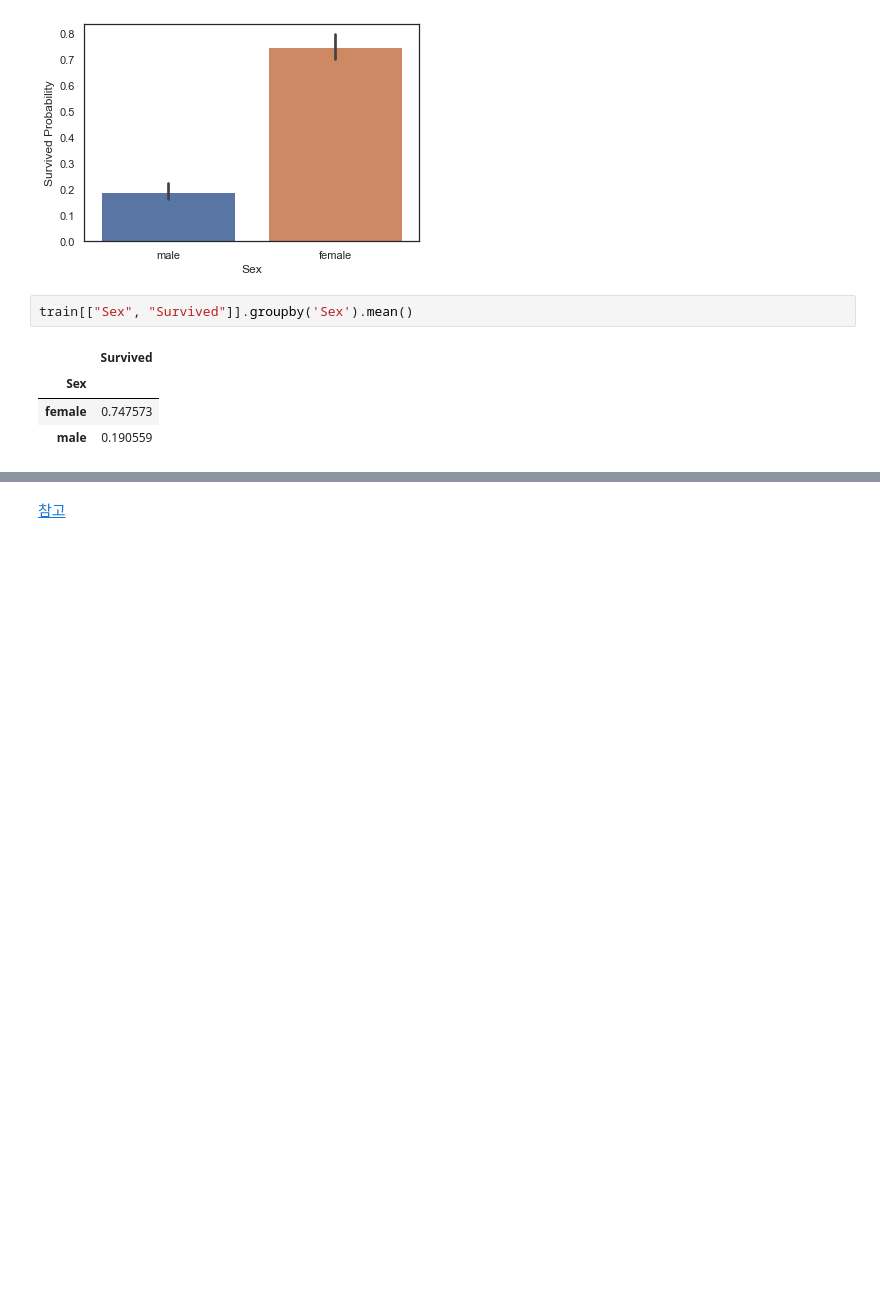
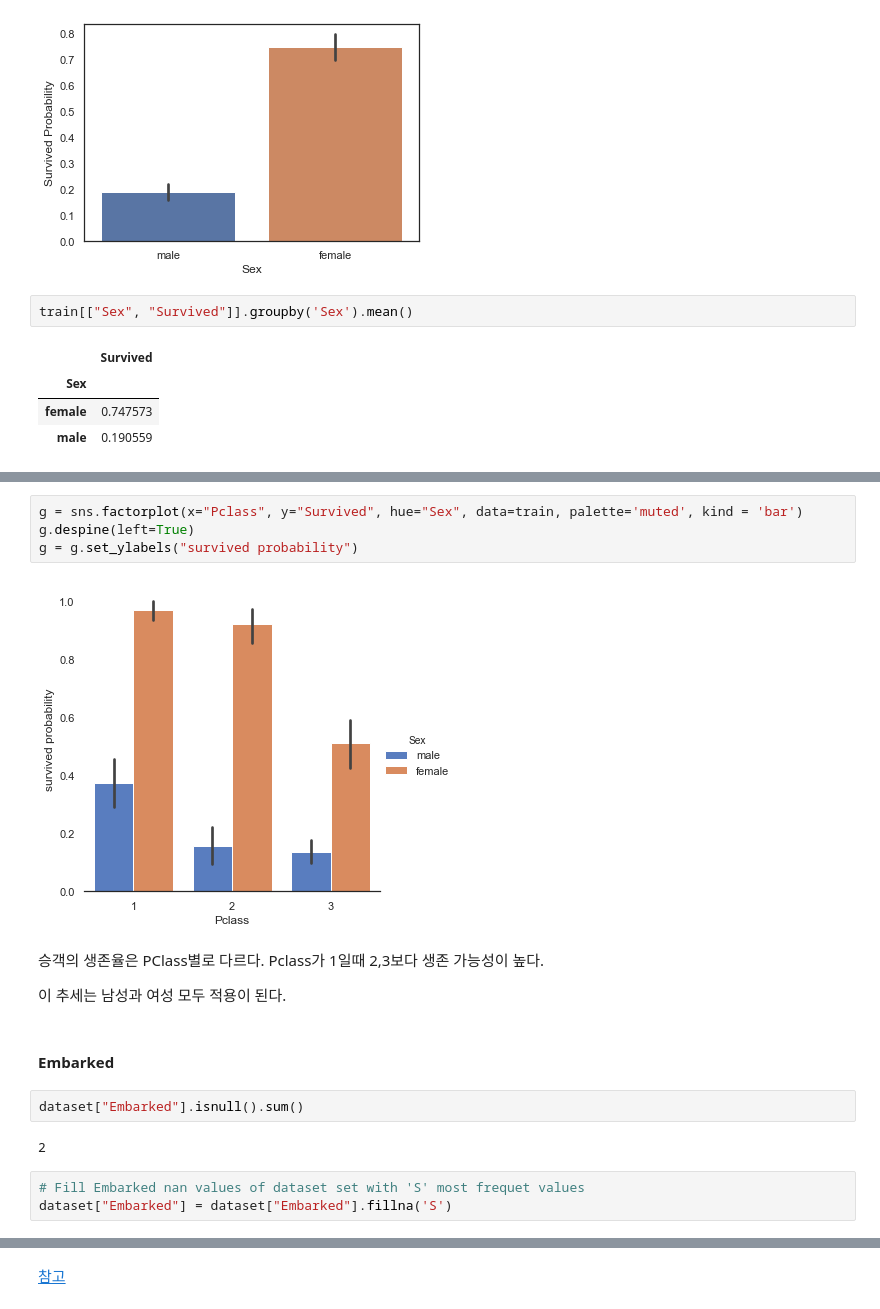
Before and after one commit to sunnight9507/Kaggle, a Jupyter notebook: Titanic/Titanic Top 4% with ensemble modeling.ipynb, the cells around one changed output, grey strips where cells are left out. Cells and saved outputs as stored; diff of their text form; blank space fills up the shorter version.

```diff
--- a/Titanic/Titanic Top 4% with ensemble modeling.ipynb
+++ b/Titanic/Titanic Top 4% with ensemble modeling.ipynb
@@ -341,0 +356,19 @@ train[["Sex", "Survived"]].groupby('Sex').mean()
+# %%
+g = sns.factorplot(x="Pclass", y="Survived", hue="Sex", data=train, palette='muted', kind = 'bar')
+g.despine(left=True)
+g = g.set_ylabels("survived probability")
+# %% [output]
+[figure, added]
+# %% [markdown]
+승객의 생존율은 PClass별로 다르다. Pclass가 1일때 2,3보다 생존 가능성이 높다.
+
+이 추세는 남성과 여성 모두 적용이 된다.
+# %% [markdown]
+#### Embarked
+# %%
+dataset["Embarked"].isnull().sum()
+# %% [output]
+2
+# %%
+# Fill Embarked nan values of dataset set with 'S' most frequet values
+dataset["Embarked"] = dataset["Embarked"].fillna('S')
```
Also changed, not shown: parts of 10 cells of this notebook.
